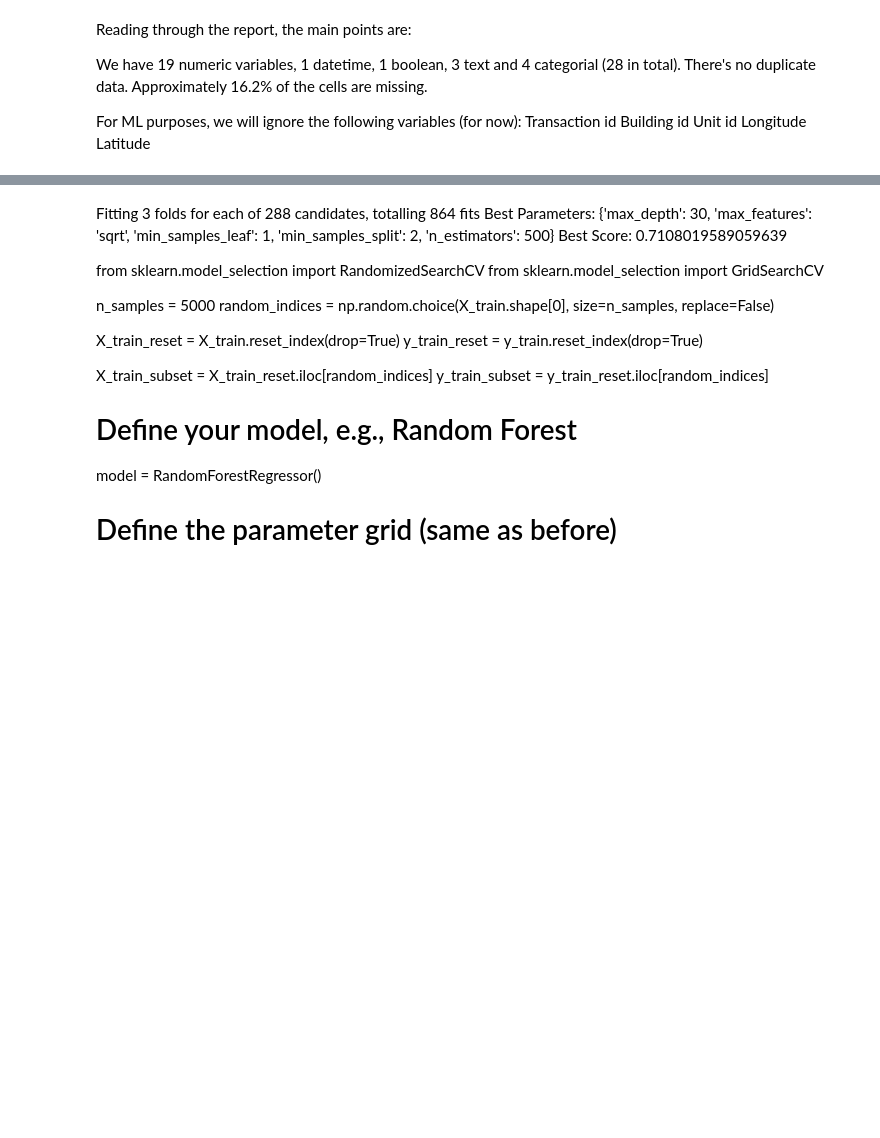
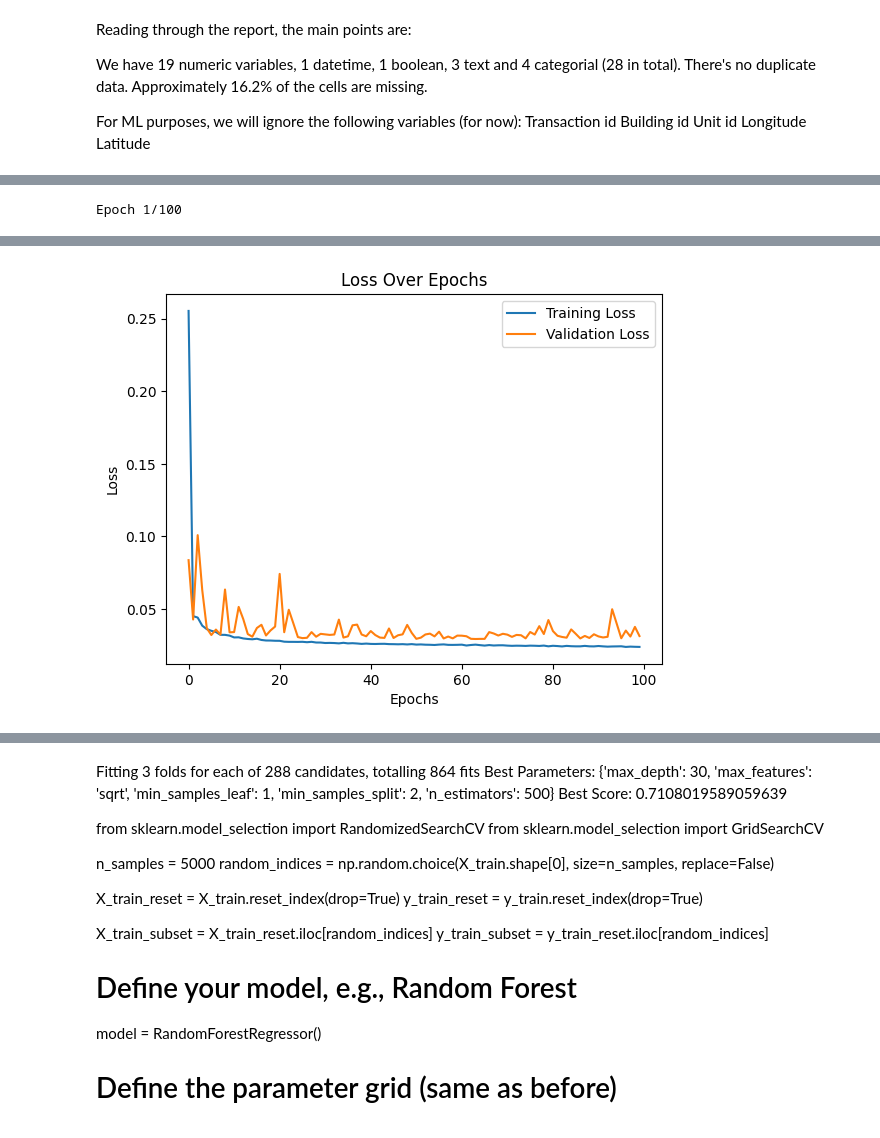
Before and after one commit to wasabi39/hackathon_houses, a Jupyter notebook: boligpriser.ipynb, the cells around one changed output, grey strips where cells are left out. Saved outputs shown, nothing was run; the diff lists cells and outputs as text; code cells hidden in the pictures; blank space fills up the shorter version.

```diff
--- a/boligpriser.ipynb
+++ b/boligpriser.ipynb
@@ -244,0 +224,16 @@ R-squared Std    2.142929e-03              5.428328e-04
+# %%
+from sklearn.ensemble import RandomForestRegressor
+from sklearn.ensemble import HistGradientBoostingRegressor, VotingRegressor, StackingRegressor
+
+#Best Parameters: {'max_depth': None, 'max_features': 'sqrt', 'min_samples_leaf': 1, 'min_samples_split': 2, 'n_estimators': 500}
+
+random_forest_model = RandomForestRegressor(n_estimators=400,
+                                            max_depth=25,
+                                            n_jobs=-1)
+random_forest_model.fit(X_train, y_train)
+
+pred = random_forest_model.predict(X_test)
+scoring = ['neg_mean_absolute_error', 'neg_mean_squared_error', 'r2']
+
+mae = np.mean(np.abs(pred - y_test))
+print(f'Mean Absolute Error: {mae:.4f}')
@@ -244,0 +274,36 @@ R-squared Std    2.142929e-03              5.428328e-04
+# %%
+import tensorflow as tf
+from keras import layers, models
+from keras import callbacks
+from keras import optimizers
+
+early_stopping = callbacks.EarlyStopping(monitor='val_loss', patience=5, restore_best_weights=True)
+reduce_lr = callbacks.ReduceLROnPlateau(monitor='val_loss', factor=0.5, patience=3, min_lr=1e-6)
+
+# Define the model
+model = models.Sequential([
+    layers.Dense(256*2, activation="relu", input_shape=(X_train.shape[1],)),
+    layers.Dense(128*2, activation="relu"),
+    layers.Dense(64*2, activation="relu"),
+
+    layers.Dense(1, activation="linear")  # Output layer
+])
+
+model.compile(optimizer=optimizers.Adam(learning_rate=0.001), loss='mean_squared_error', metrics=['mae'])  # Using MSE for regression
+history = model.fit(X_train, y_train, epochs=100, batch_size=64, validation_split=0.2, callbacks=[])
+test_loss, test_mae = model.evaluate(X_test, y_test)
+print(f'Test Loss: {test_loss:.4f}, Test MAE: {test_mae:.4f}')
+
+import matplotlib.pyplot as plt
+
+plt.plot(history.history['loss'], label='Training Loss')
+plt.plot(history.history['val_loss'], label='Validation Loss')
+plt.title('Loss Over Epochs')
+plt.xlabel('Epochs')
+plt.ylabel('Loss')
+plt.legend()
+plt.show()
+pred = model.predict(X_test)
+model.save('price_prediction_model.h5')
+# %% [output]
+Epoch 1/100
@@ -244,0 +327 @@ R-squared Std    2.142929e-03              5.428328e-04
+[figure, added]
```
Also changed, not shown: parts of 25 cells of this notebook, 2 other files.
